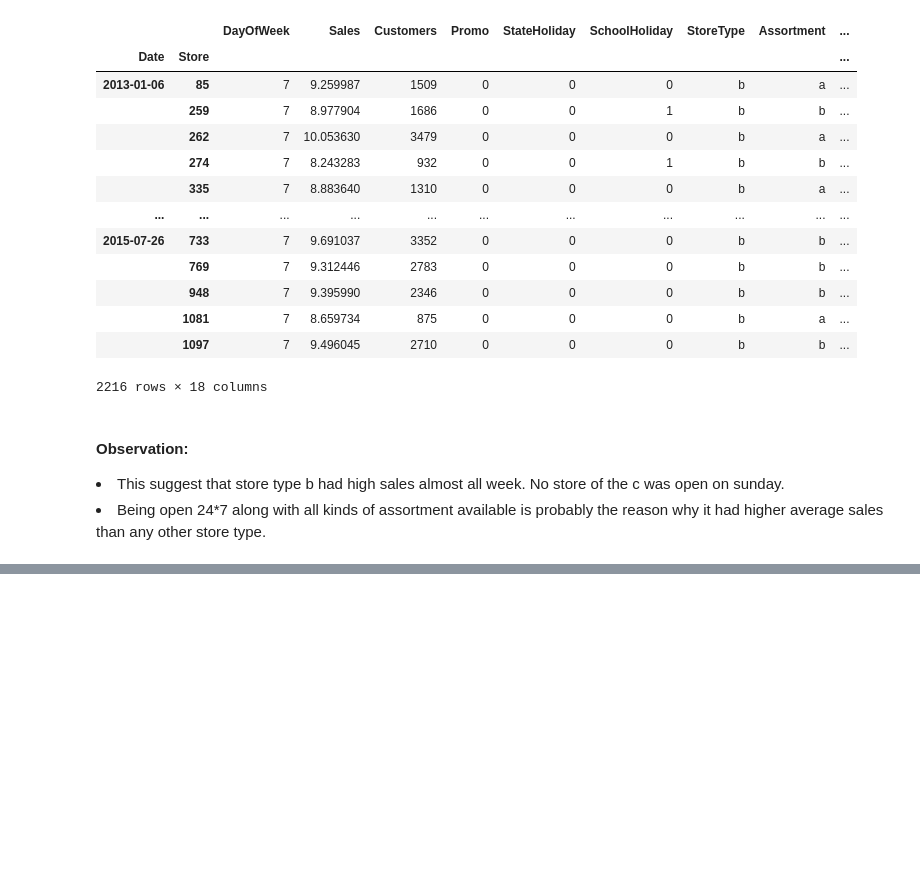
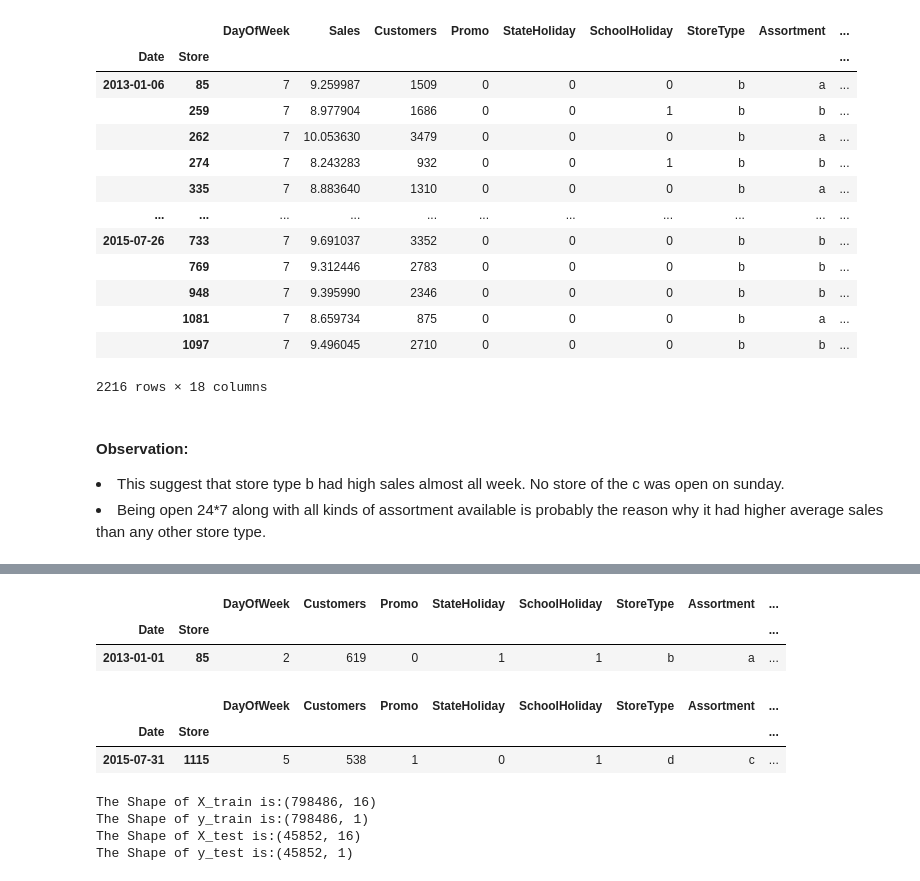
Before and after one commit to ambika1us/Retail_Sales_Prediction, a Jupyter notebook: Retail_Sales_Prediction.ipynb, the cells around one changed output, grey strips where cells are left out. Drawn from its saved outputs; the diff is of its cells as text; code cells hidden in the pictures; blank space fills up the shorter version.

```diff
--- a/Retail_Sales_Prediction.ipynb
+++ b/Retail_Sales_Prediction.ipynb
@@ -708,0 +740,14 @@ df1.loc[(df1['DayOfWeek']==7)&(df1['StoreType']=='b')]
+# %%
+#Start Date
+df2.head(1)
+# %% [output]
+|  |  | DayOfWeek | Customers | Promo | StateHoliday | SchoolHoliday | StoreType | Assortment | ... |
+| Date | Store |  |  |  |  |  |  |  | ... |
+| 2013-01-01 | 85 | 2 | 619 | 0 | 1 | 1 | b | a | ... |
+# %%
+#End Date
+df2.tail(1)
+# %% [output]
+|  |  | DayOfWeek | Customers | Promo | StateHoliday | SchoolHoliday | StoreType | Assortment | ... |
+| Date | Store |  |  |  |  |  |  |  | ... |
+| 2015-07-31 | 1115 | 5 | 538 | 1 | 0 | 1 | d | c | ... |
@@ -708,0 +767,15 @@ df1.loc[(df1['DayOfWeek']==7)&(df1['StoreType']=='b')]
+# %%
+#X and y split for train and test
+X_train=df_train.drop('Sales',axis=1)
+y_train=df_train[['Sales']]
+X_test=df_test.drop('Sales',axis=1)
+y_test=df_test[['Sales']]
+print(f'The Shape of X_train is:{X_train.shape}')
+print(f'The Shape of y_train is:{y_train.shape}')
+print(f'The Shape of X_test is:{X_test.shape}')
+print(f'The Shape of y_test is:{y_test.shape}')
+# %% [output]
+The Shape of X_train is:(798486, 16)
+The Shape of y_train is:(798486, 1)
+The Shape of X_test is:(45852, 16)
+The Shape of y_test is:(45852, 1)
```
Also changed, not shown: parts of 8 cells of this notebook.
